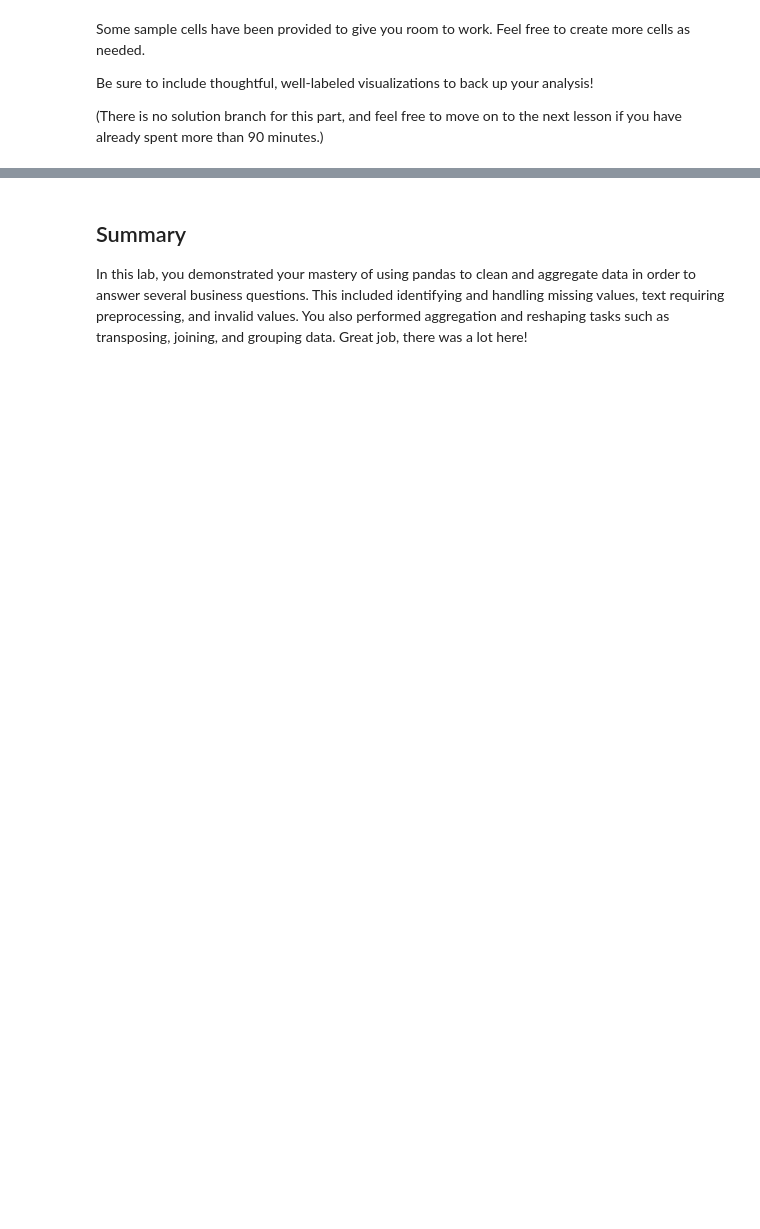
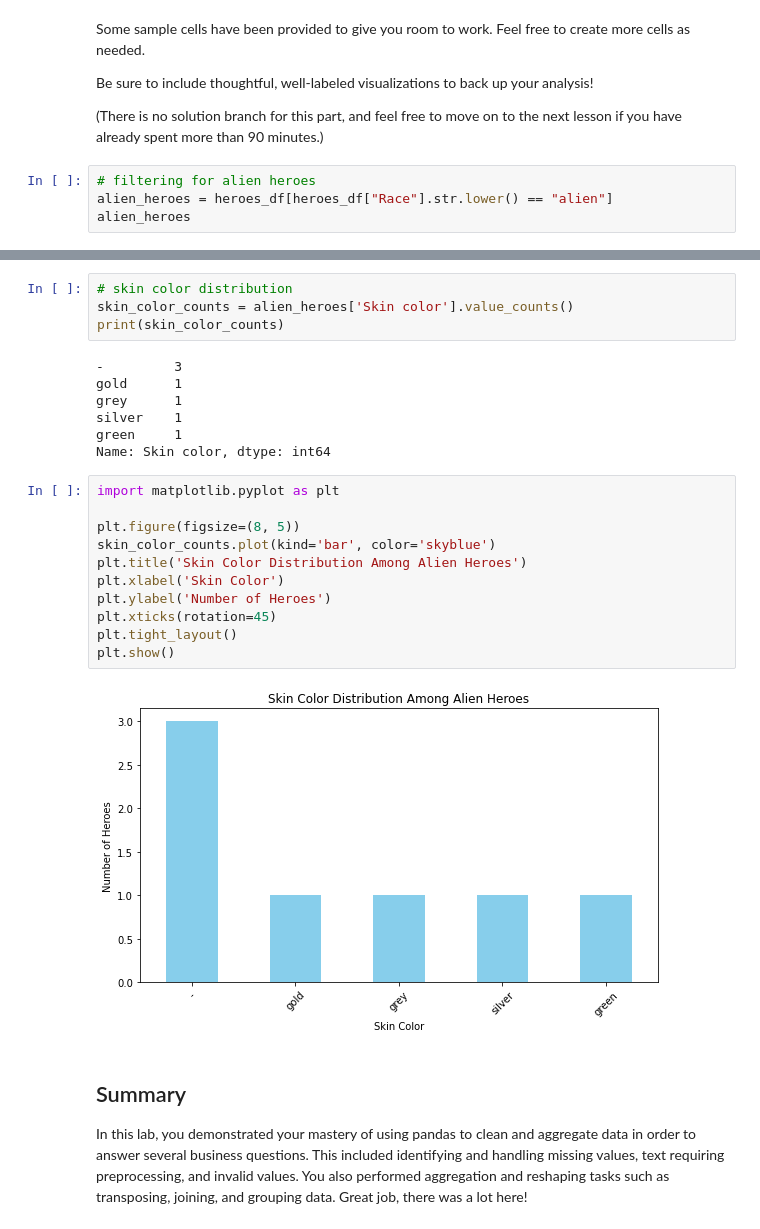
Before and after one commit to Julie-t/dsc-pandas-data-cleaning-lab, a Jupyter notebook: index.ipynb, the cells around one changed output, grey strips where cells are left out. Saved outputs shown, nothing was run; the diff lists cells and outputs as text; blank space fills up the shorter version.

```diff
--- a/index.ipynb
+++ b/index.ipynb
@@ -888,3 +898,7 @@ Some sample cells have been provided to give you room to work. Feel free to crea
 Be sure to include thoughtful, well-labeled visualizations to back up your analysis!
 
 (There is no solution branch for this part, and feel free to move on to the next lesson if you have already spent more than 90 minutes.)
+# %%
+# filtering for alien heroes
+alien_heroes = heroes_df[heroes_df["Race"].str.lower() == "alien"]
+alien_heroes
@@ -891,3 +914,27 @@ Be sure to include thoughtful, well-labeled visualizations to back up your analy
+# %%
+# skin color distribution
+skin_color_counts = alien_heroes['Skin color'].value_counts()
+print(skin_color_counts)
+# %% [output]
+-         3
+gold      1
+grey      1
+silver    1
+green     1
+Name: Skin color, dtype: int64
+# %%
+import matplotlib.pyplot as plt
+
+plt.figure(figsize=(8, 5))
+skin_color_counts.plot(kind='bar', color='skyblue')
+plt.title('Skin Color Distribution Among Alien Heroes')
+plt.xlabel('Skin Color')
+plt.ylabel('Number of Heroes')
+plt.xticks(rotation=45)
+plt.tight_layout()
+plt.show()
+# %% [output]
+[figure, added]
 # %% [markdown]
 ## Summary
 
```
Also changed, not shown: parts of 9 cells of this notebook.
